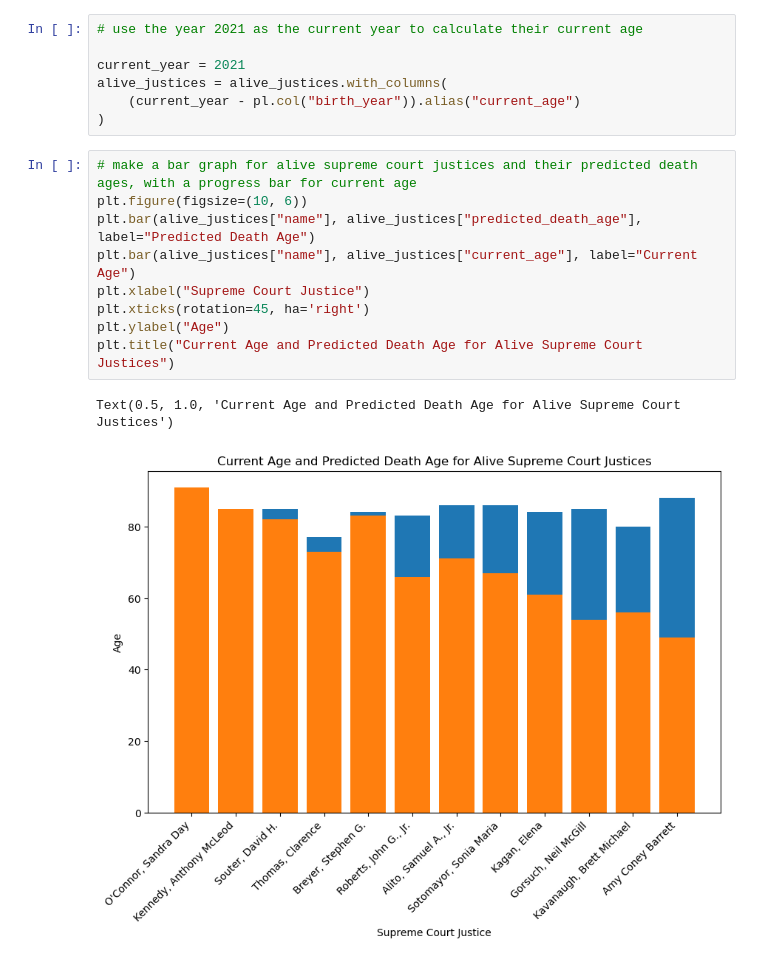
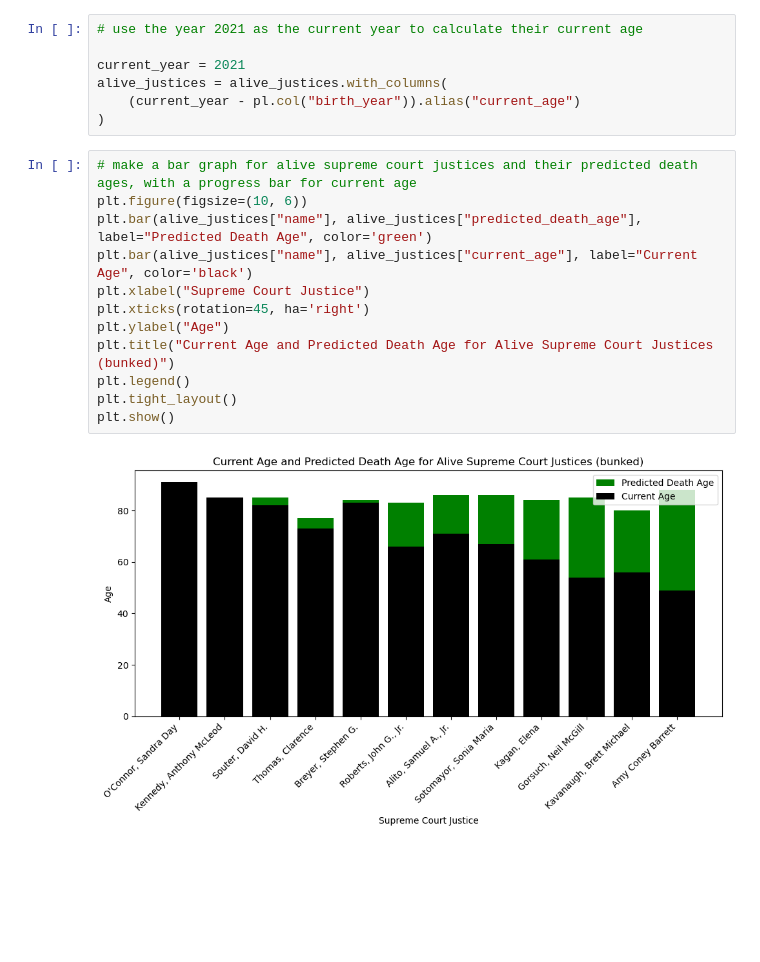
Before and after one commit to dmail5802/hackathon_competition, a Jupyter notebook: supremecourt_predictor _bunked.ipynb, the cells around one changed output. Drawn from its saved outputs; the diff is of its cells as text; blank space fills up the shorter version.

```diff
--- a/supremecourt_predictor _bunked.ipynb
+++ b/supremecourt_predictor _bunked.ipynb
@@ -431,12 +418,14 @@ alive_justices = alive_justices.with_columns(
 # %%
 # make a bar graph for alive supreme court justices and their predicted death ages, with a progress bar for current age
 plt.figure(figsize=(10, 6))
-plt.bar(alive_justices["name"], alive_justices["predicted_death_age"], label="Predicted Death Age")
-plt.bar(alive_justices["name"], alive_justices["current_age"], label="Current Age")
+plt.bar(alive_justices["name"], alive_justices["predicted_death_age"], label="Predicted Death Age", color='green')
+plt.bar(alive_justices["name"], alive_justices["current_age"], label="Current Age", color='black')
 plt.xlabel("Supreme Court Justice")
 plt.xticks(rotation=45, ha='right')
 plt.ylabel("Age")
-plt.title("Current Age and Predicted Death Age for Alive Supreme Court Justices")
+plt.title("Current Age and Predicted Death Age for Alive Supreme Court Justices (bunked)")
+plt.legend()
+plt.tight_layout()
+plt.show()
 # %% [output]
-Text(0.5, 1.0, 'Current Age and Predicted Death Age for Alive Supreme Court Justices')
-[figure, old version]
+[figure, new version]
```
Also changed, not shown: parts of 1 cell of this notebook, 1 other file.
